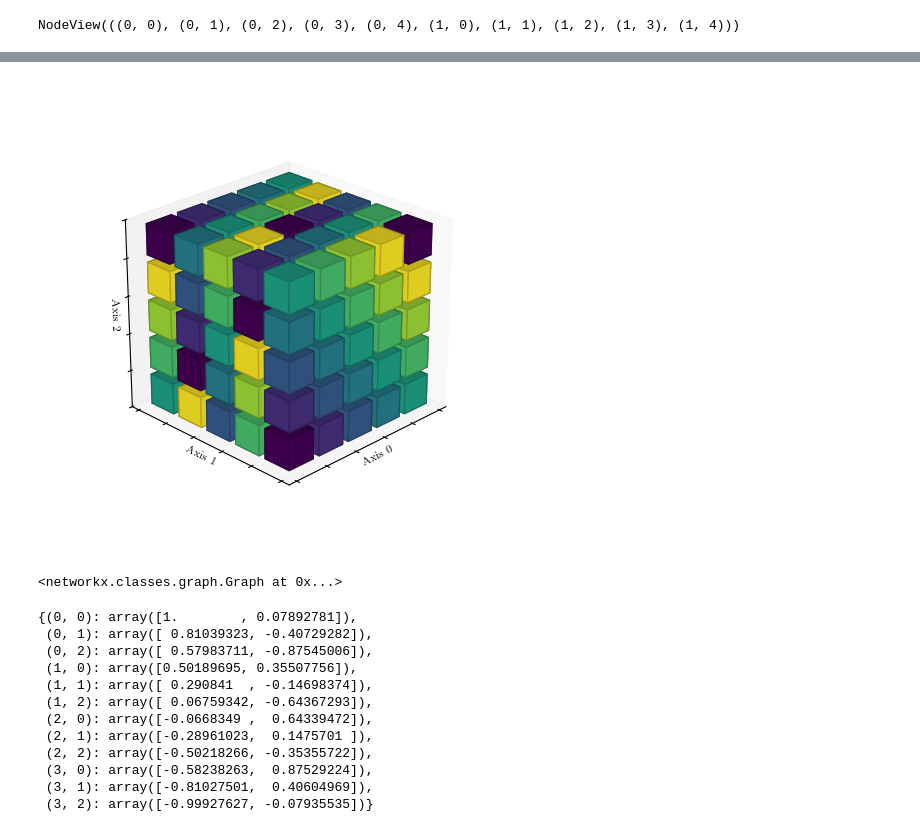
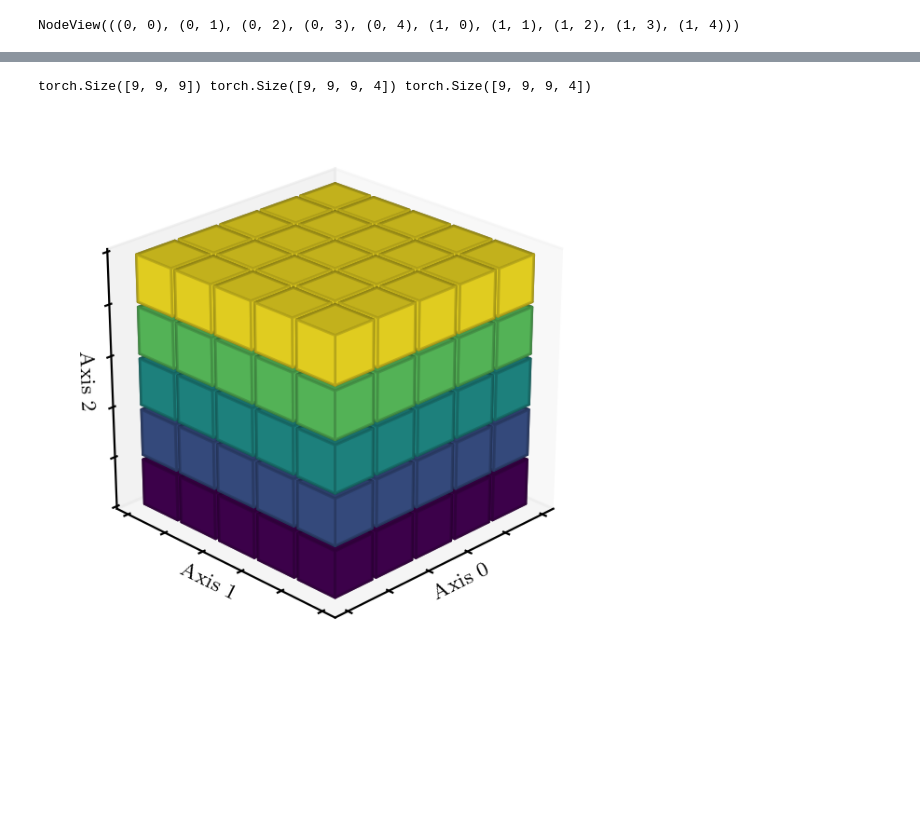
Before and after one commit to Helmholtz-AI-Energy/tensorcraft, a Jupyter notebook: notebooks/viz_basics.ipynb, the cells around one changed output, grey strips where cells are left out. Saved outputs shown, nothing was run; the diff lists cells and outputs as text; code cells hidden in the pictures; blank space fills up the shorter version.

```diff
--- a/notebooks/viz_basics.ipynb
+++ b/notebooks/viz_basics.ipynb
@@ -10,21 +10,23 @@ matplotlib.rcParams["figure.dpi"] = 200
 # %%
-LATEX_WIDTH = 347.12354 # Doc
+LATEX_WIDTH = 517.935  # Doc
 # LATEX_WIDTH = 444.14774 # Doc
 
-figSize = latex2figSize(LATEX_WIDTH, fraction=1, ratio=1)
+figSize = tc.viz.latex2figSize(LATEX_WIDTH, fraction=0.5, ratio=1)
 fontsize = 10
 fontsize_small = 8
 
-matplotlib.rcParams.update({
-    "figure.figsize": figSize,
-    "figure.dpi": 100,
-    # "figure.autolayout": True,
-    "text.usetex": True,
-    "font.family": "serif",
-    "font.size": fontsize,
-    "axes.labelsize": fontsize_small,
-    "legend.fontsize": fontsize_small,
-    "xtick.labelsize": fontsize_small,
-    "ytick.labelsize": fontsize_small,
+matplotlib.rcParams.update(
+    {
+        "figure.figsize": figSize,
+        "figure.dpi": 200,
+        # "figure.autolayout": True,
+        "font.family": "serif",
+        "font.size": fontsize,
+        "axes.labelsize": fontsize_small,
+        "legend.fontsize": fontsize_small,
+        "xtick.labelsize": fontsize_small,
+        "ytick.labelsize": fontsize_small,
+    }
+)
 
-})
+matplotlib.rcParams['text.usetex']= True if shutil.which('latex') else False
@@ -112,32 +125,9 @@ draw2DTensor(fig.add_subplot(111), tensor, d)
 # %%
-%matplotlib widget
 fig = plt.figure()
-tensor = Tensor((5, 5, 5))
-dist = TileDist(8, 1)
-# dist = BlockDist(5, 0)
-draw3DTensor(fig.add_subplot(111, projection="3d"), tensor, dist)
+# dist = tc.dist.TileDist(8, 1)
+dist = tc.dist.SlabDist(5, 2)
+shape = torch.Size((5, 5, 5))
+tc.viz.draw_3d_tensor(fig.add_subplot(111, projection="3d"), shape, dist)
 # %% [output]
+torch.Size([9, 9, 9]) torch.Size([9, 9, 9, 4]) torch.Size([9, 9, 9, 4])
-[figure, old version]
+[figure, new version]
-# %%
-import networkx as nx
-mesh = Tensor((4,3))
-graph = nx.grid_2d_graph(*mesh.shape)
-graph
-# %% [output]
-<networkx.classes.graph.Graph at 0x...>
-# %%
-pos = nx.spring_layout(graph)
-pos
-# %% [output]
-{(0, 0): array([1.        , 0.07892781]),
- (0, 1): array([ 0.81039323, -0.40729282]),
- (0, 2): array([ 0.57983711, -0.87545006]),
- (1, 0): array([0.50189695, 0.35507756]),
- (1, 1): array([ 0.290841  , -0.14698374]),
- (1, 2): array([ 0.06759342, -0.64367293]),
- (2, 0): array([-0.0668349 ,  0.64339472]),
- (2, 1): array([-0.28961023,  0.1475701 ]),
- (2, 2): array([-0.50218266, -0.35355722]),
- (3, 0): array([-0.58238263,  0.87529224]),
- (3, 1): array([-0.81027501,  0.40604969]),
- (3, 2): array([-0.99927627, -0.07935535])}
```
Also changed, not shown: parts of 17 cells of this notebook, 56 other files.
